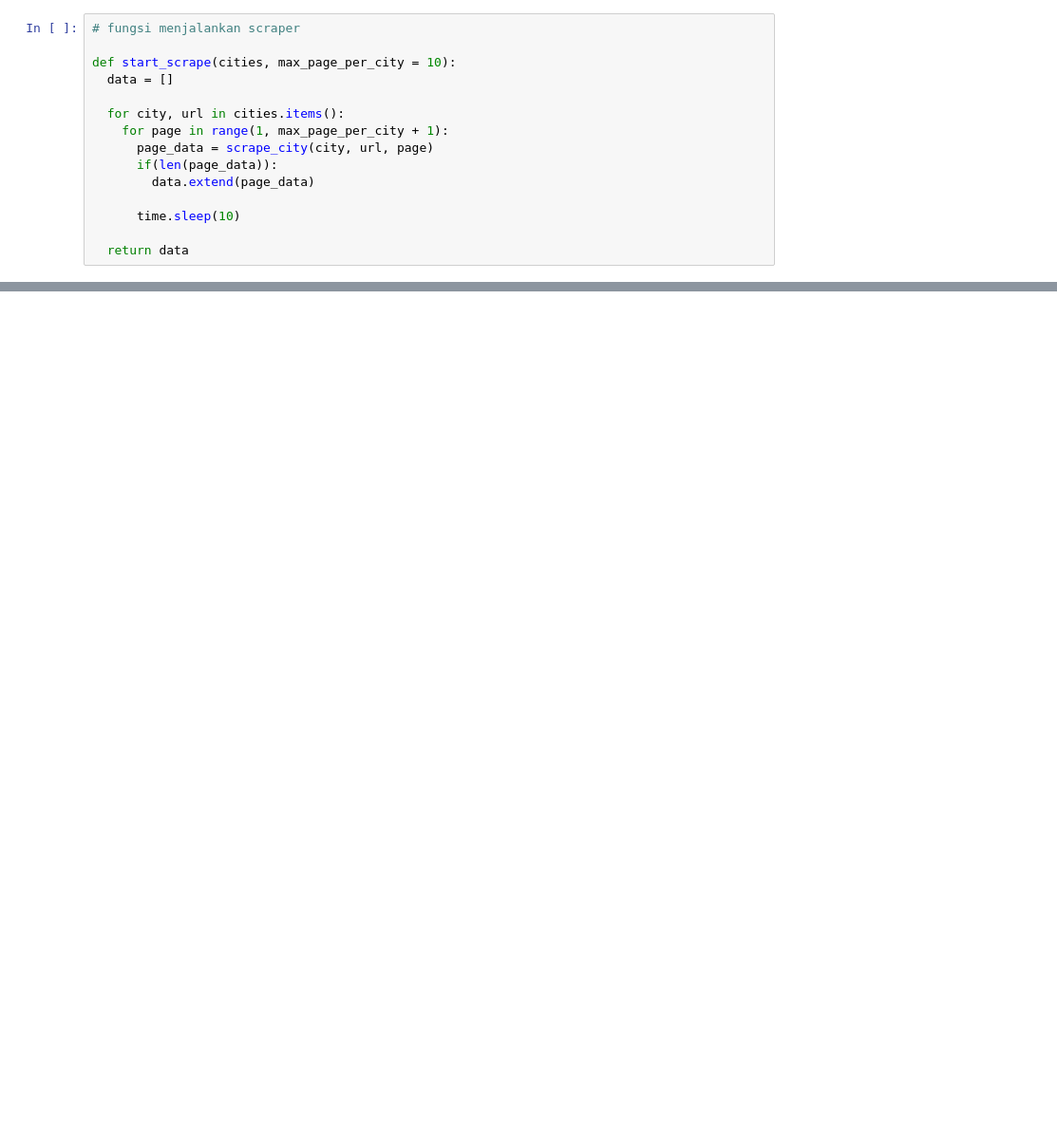
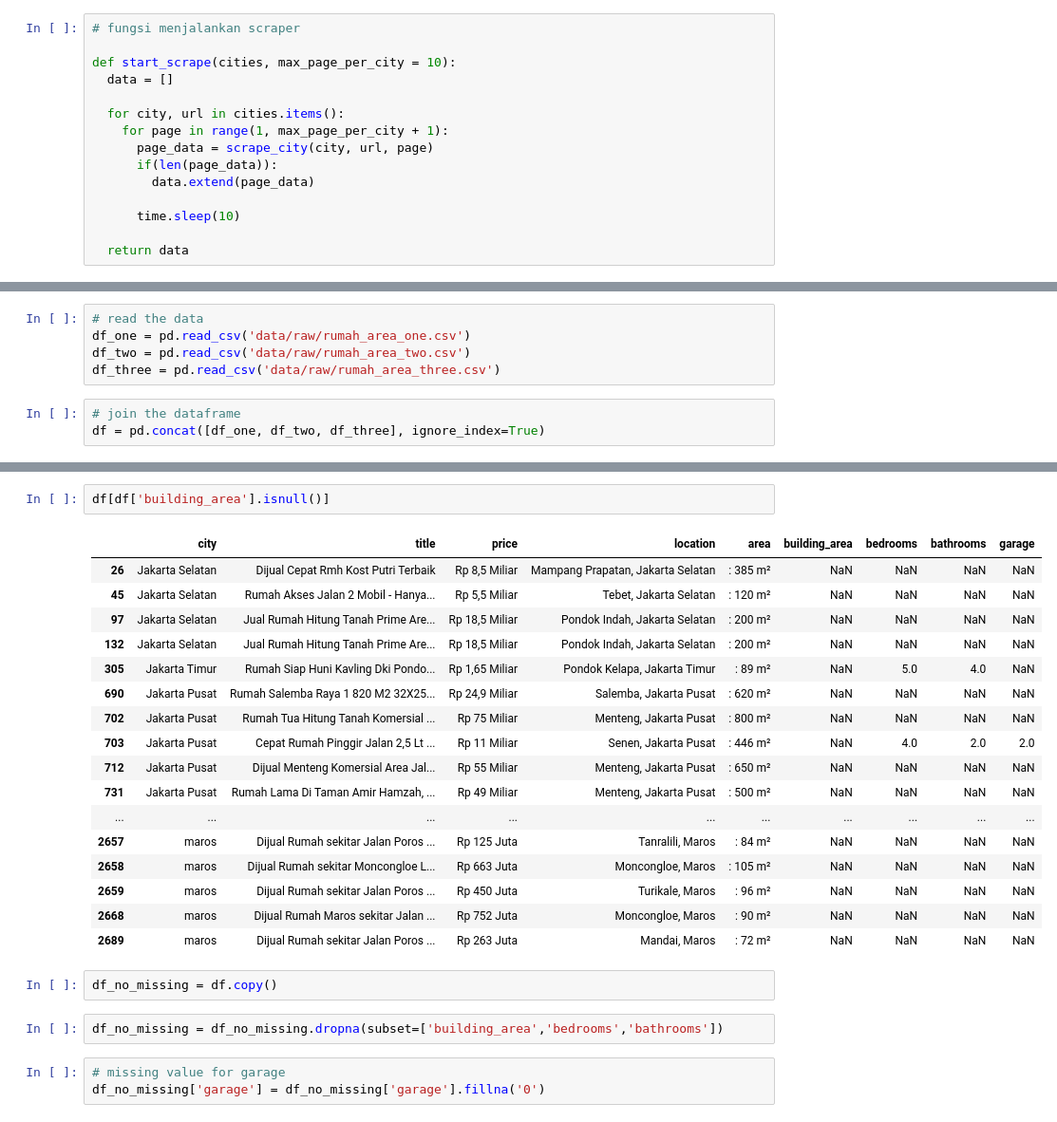
Before and after one commit to mfachrulrazy/end-to-end-ml-project, a Jupyter notebook: 01_dataprep.ipynb, the cells around one changed output, grey strips where cells are left out. Shown at 95% size. Cells and saved outputs as stored; diff of their text form; blank space fills up the shorter version.

```diff
--- a/01_dataprep.ipynb
+++ b/01_dataprep.ipynb
@@ -143,0 +161,8 @@ df.to_csv("harga_rumah_id_timur.csv", index=False)
+# %%
+# read the data
+df_one = pd.read_csv('data/raw/rumah_area_one.csv')
+df_two = pd.read_csv('data/raw/rumah_area_two.csv')
+df_three = pd.read_csv('data/raw/rumah_area_three.csv')
+# %%
+# join the dataframe
+df = pd.concat([df_one, df_two, df_three], ignore_index=True)
@@ -143,0 +235,27 @@ df.to_csv("harga_rumah_id_timur.csv", index=False)
+# %%
+df[df['building_area'].isnull()]
+# %% [output]
+|  | city | title | price | location | area | building_area | bedrooms | bathrooms | garage |
+| 26 | Jakarta Selatan | Dijual Cepat Rmh Kost Putri Terbaik | Rp 8,5 Miliar | Mampang Prapatan, Jakarta Selatan | : 385 m² | NaN | NaN | NaN | NaN |
+| 45 | Jakarta Selatan | Rumah Akses Jalan 2 Mobil - Hanya... | Rp 5,5 Miliar | Tebet, Jakarta Selatan | : 120 m² | NaN | NaN | NaN | NaN |
+| 97 | Jakarta Selatan | Jual Rumah Hitung Tanah Prime Are... | Rp 18,5 Miliar | Pondok Indah, Jakarta Selatan | : 200 m² | NaN | NaN | NaN | NaN |
+| 132 | Jakarta Selatan | Jual Rumah Hitung Tanah Prime Are... | Rp 18,5 Miliar | Pondok Indah, Jakarta Selatan | : 200 m² | NaN | NaN | NaN | NaN |
+| 305 | Jakarta Timur | Rumah Siap Huni Kavling Dki Pondo... | Rp 1,65 Miliar | Pondok Kelapa, Jakarta Timur | : 89 m² | NaN | 5.0 | 4.0 | NaN |
+| 690 | Jakarta Pusat | Rumah Salemba Raya 1 820 M2 32X25... | Rp 24,9 Miliar | Salemba, Jakarta Pusat | : 620 m² | NaN | NaN | NaN | NaN |
+| 702 | Jakarta Pusat | Rumah Tua Hitung Tanah Komersial ... | Rp 75 Miliar | Menteng, Jakarta Pusat | : 800 m² | NaN | NaN | NaN | NaN |
+| 703 | Jakarta Pusat | Cepat Rumah Pinggir Jalan 2,5 Lt ... | Rp 11 Miliar | Senen, Jakarta Pusat | : 446 m² | NaN | 4.0 | 2.0 | 2.0 |
+| 712 | Jakarta Pusat | Dijual Menteng Komersial Area Jal... | Rp 55 Miliar | Menteng, Jakarta Pusat | : 650 m² | NaN | NaN | NaN | NaN |
+| 731 | Jakarta Pusat | Rumah Lama Di Taman Amir Hamzah, ... | Rp 49 Miliar | Menteng, Jakarta Pusat | : 500 m² | NaN | NaN | NaN | NaN |
+| ... | ... | ... | ... | ... | ... | ... | ... | ... | ... |
+| 2657 | maros | Dijual Rumah sekitar Jalan Poros ... | Rp 125 Juta | Tanralili, Maros | : 84 m² | NaN | NaN | NaN | NaN |
+| 2658 | maros | Dijual Rumah sekitar Moncongloe L... | Rp 663 Juta | Moncongloe, Maros | : 105 m² | NaN | NaN | NaN | NaN |
+| 2659 | maros | Dijual Rumah sekitar Jalan Poros ... | Rp 450 Juta | Turikale, Maros | : 96 m² | NaN | NaN | NaN | NaN |
+| 2668 | maros | Dijual Rumah Maros sekitar Jalan ... | Rp 752 Juta | Moncongloe, Maros | : 90 m² | NaN | NaN | NaN | NaN |
+| 2689 | maros | Dijual Rumah sekitar Jalan Poros ... | Rp 263 Juta | Mandai, Maros | : 72 m² | NaN | NaN | NaN | NaN |
+# %%
+df_no_missing = df.copy()
+# %%
+df_no_missing = df_no_missing.dropna(subset=['building_area','bedrooms','bathrooms'])
+# %%
+# missing value for garage
+df_no_missing['garage'] = df_no_missing['garage'].fillna('0')
```
Also changed, not shown: parts of 45 cells of this notebook, 1 other file.
